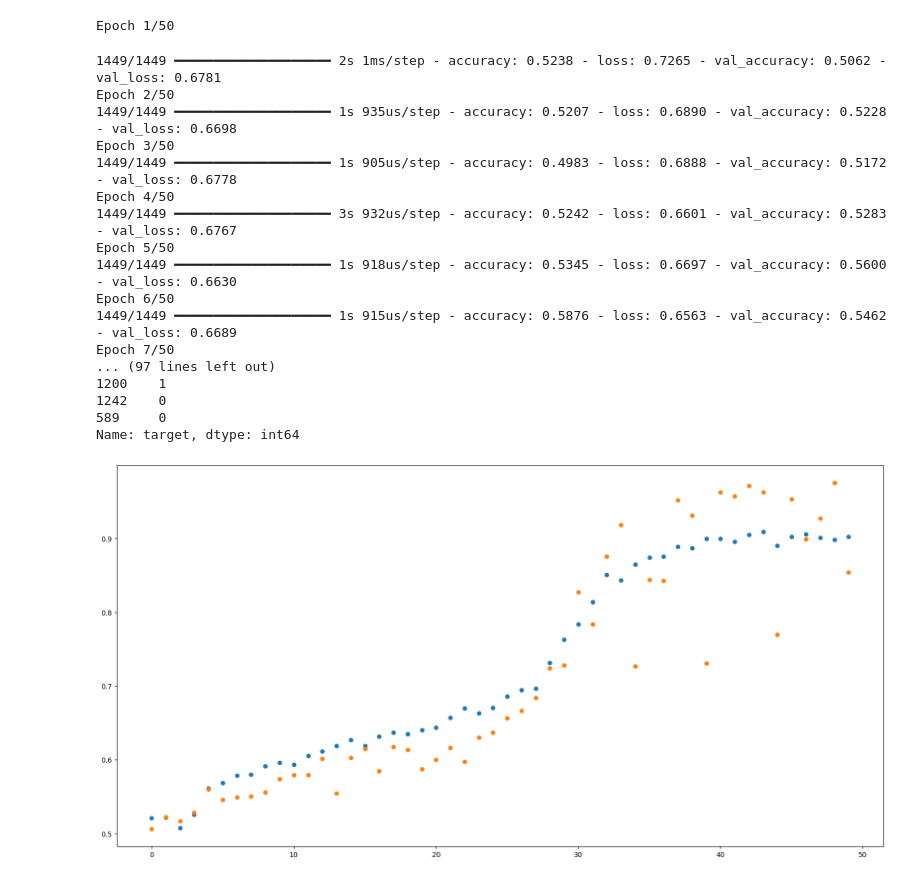
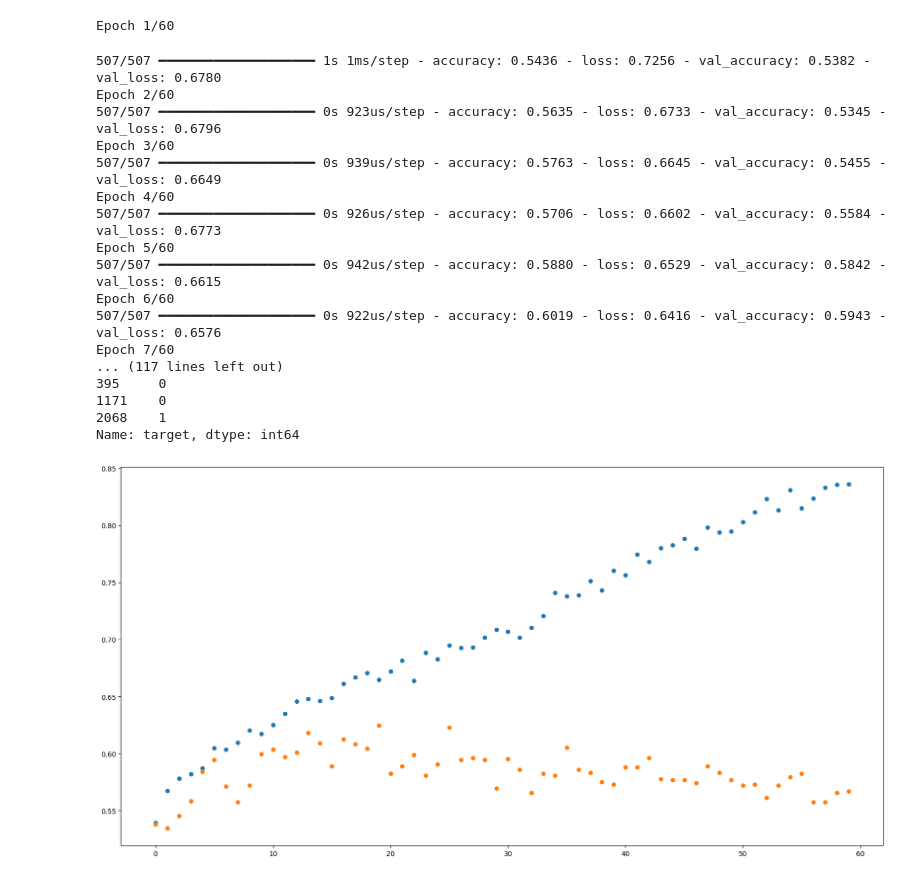
Before and after one commit to akt1215/neurosity-sdk-python, a Jupyter notebook: examples/NeuralNetwork2 copy.ipynb, the cells around one changed output. Drawn from its saved outputs; the diff is of its cells as text; code cells hidden in the pictures.

```diff
--- a/examples/NeuralNetwork2 copy.ipynb
+++ b/examples/NeuralNetwork2 copy.ipynb
@@ -12,9 +18,9 @@ from sklearn.model_selection import train_test_split
 base = pd.read_csv('/workspaces/neurosity-sdk-python/Datas/psd_base.csv')
 grab = pd.read_csv('/workspaces/neurosity-sdk-python/Datas/psd_grab.csv')
 # %%
-# # Make a new column with the sum of all the values in the row
-# base['Sum'] = base.sum(axis=1)
-# grab['Sum'] = grab.sum(axis=1)
+# Make a new column with the sum of all the values in the row
+base['Sum'] = base.sum(axis=1)/10
+grab['Sum'] = grab.sum(axis=1)/10
 
 # add values to the "target" column. The number should be 0
 base['target'] = 0
@@ -39,48 +45,45 @@ data.describe()
-# %%
-data["Sum"] = data.sum(axis=1)
 # %%
 X_train, X_test, y_train, y_test = train_test_split(data.drop('target', axis=1), data['target'], test_size=0.2, random_state=42)
 
 model = Sequential()
-model.add(Dense(128, input_dim = X_train.shape[1], activation='relu'))
-model.add(Dense(64, activation='relu'))
+model.add(Dense(64, input_dim = X_train.shape[1], activation='relu'))
 model.add(Dense(32, activation='relu'))
 model.add(Dense(16, activation='relu'))
 model.add(Dense(1, activation='sigmoid'))
 
 model.compile(loss='binary_crossentropy', optimizer='adam', metrics=['accuracy'])
 
-number_of_epochs = 50
-model.fit(X_train, y_train, epochs=number_of_epochs, batch_size=2, validation_split=0.2)
+number_of_epochs = 60
+model.fit(X_train, y_train, epochs=number_of_epochs, batch_size=5, validation_split=0.3)
 
 plt.figure(figsize=(20, 10))
 plt.scatter(range(number_of_epochs), model.history.history['accuracy'], s=30)
 plt.scatter(range(number_of_epochs), model.history.history['val_accuracy'], s=30)
 predictions = model.predict(X_test)
 print("Accuracy: ", model.evaluate(X_test, y_test)[1])
 print(predictions[:5])
 print(y_test[:5])
 
-model.save('model1.keras')
+model.save('model.keras')
 # %% [output]
-Epoch 1/50
+Epoch 1/60
-1449/1449 ━━━━━━━━━━━━━━━━━━━━ 2s 1ms/step - accuracy: 0.5238 - loss: 0.7265 - val_accuracy: 0.5062 - val_loss: 0.6781
-Epoch 2/50
-1449/1449 ━━━━━━━━━━━━━━━━━━━━ 1s 935us/step - accuracy: 0.5207 - loss: 0.6890 - val_accuracy: 0.5228 - val_loss: 0.6698
-Epoch 3/50
-1449/1449 ━━━━━━━━━━━━━━━━━━━━ 1s 905us/step - accuracy: 0.4983 - loss: 0.6888 - val_accuracy: 0.5172 - val_loss: 0.6778
-Epoch 4/50
-1449/1449 ━━━━━━━━━━━━━━━━━━━━ 3s 932us/step - accuracy: 0.5242 - loss: 0.6601 - val_accuracy: 0.5283 - val_loss: 0.6767
-Epoch 5/50
-1449/1449 ━━━━━━━━━━━━━━━━━━━━ 1s 918us/step - accuracy: 0.5345 - loss: 0.6697 - val_accuracy: 0.5600 - val_loss: 0.6630
-Epoch 6/50
-1449/1449 ━━━━━━━━━━━━━━━━━━━━ 1s 915us/step - accuracy: 0.5876 - loss: 0.6563 - val_accuracy: 0.5462 - val_loss: 0.6689
-Epoch 7/50
-... (97 lines left out)
-1200    1
-1242    0
-589     0
+507/507 ━━━━━━━━━━━━━━━━━━━━ 1s 1ms/step - accuracy: 0.5436 - loss: 0.7256 - val_accuracy: 0.5382 - val_loss: 0.6780
+Epoch 2/60
+507/507 ━━━━━━━━━━━━━━━━━━━━ 0s 923us/step - accuracy: 0.5635 - loss: 0.6733 - val_accuracy: 0.5345 - val_loss: 0.6796
+Epoch 3/60
+507/507 ━━━━━━━━━━━━━━━━━━━━ 0s 939us/step - accuracy: 0.5763 - loss: 0.6645 - val_accuracy: 0.5455 - val_loss: 0.6649
+Epoch 4/60
+507/507 ━━━━━━━━━━━━━━━━━━━━ 0s 926us/step - accuracy: 0.5706 - loss: 0.6602 - val_accuracy: 0.5584 - val_loss: 0.6773
+Epoch 5/60
+507/507 ━━━━━━━━━━━━━━━━━━━━ 0s 942us/step - accuracy: 0.5880 - loss: 0.6529 - val_accuracy: 0.5842 - val_loss: 0.6615
+Epoch 6/60
+507/507 ━━━━━━━━━━━━━━━━━━━━ 0s 922us/step - accuracy: 0.6019 - loss: 0.6416 - val_accuracy: 0.5943 - val_loss: 0.6576
+Epoch 7/60
+... (117 lines left out)
+395     0
+1171    0
+2068    1
 Name: target, dtype: int64
-[figure, old version]
+[figure, new version]
 # %%
 #import model.keras and test it
```
Also changed, not shown: parts of 3 cells of this notebook, 7 other files.
